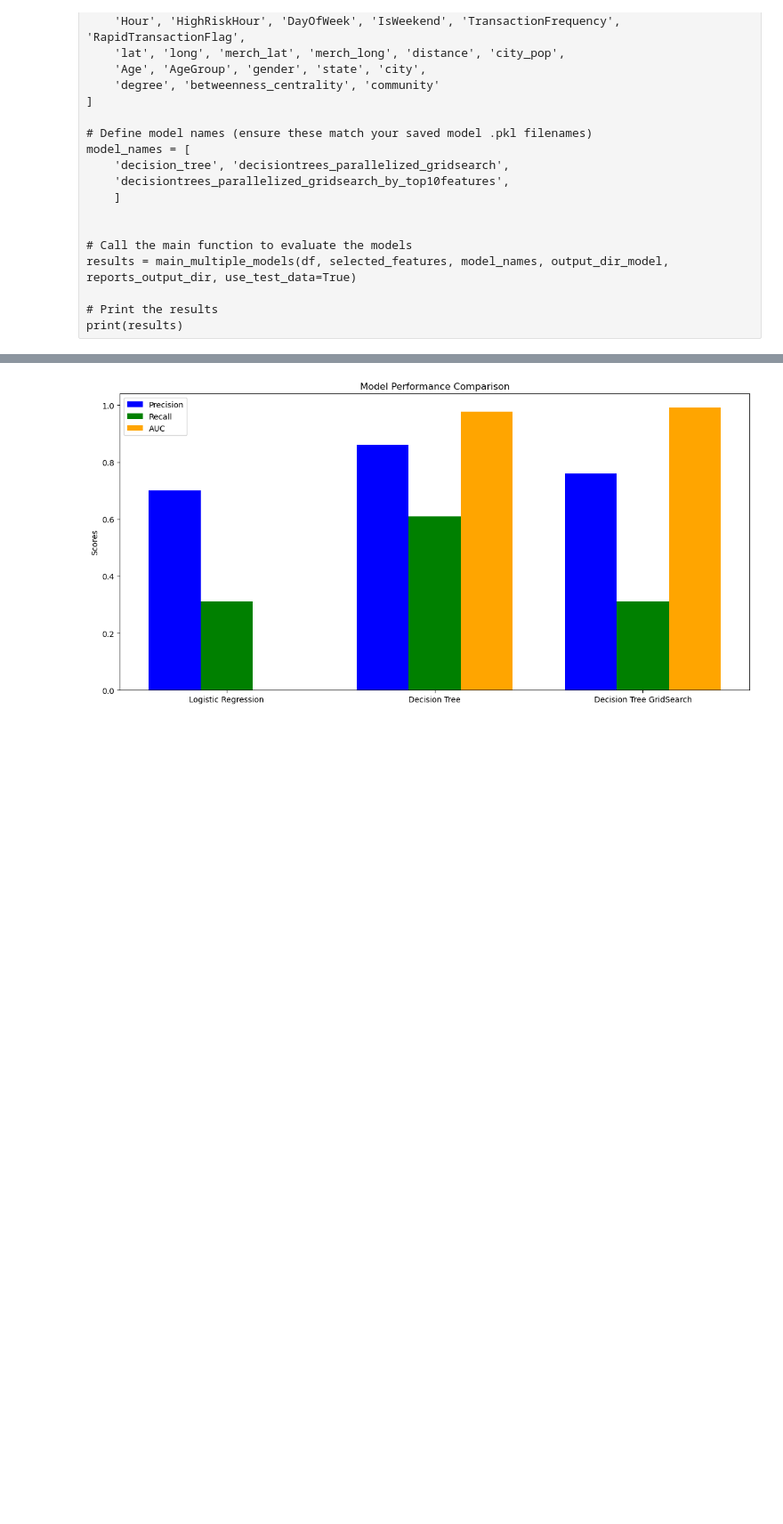
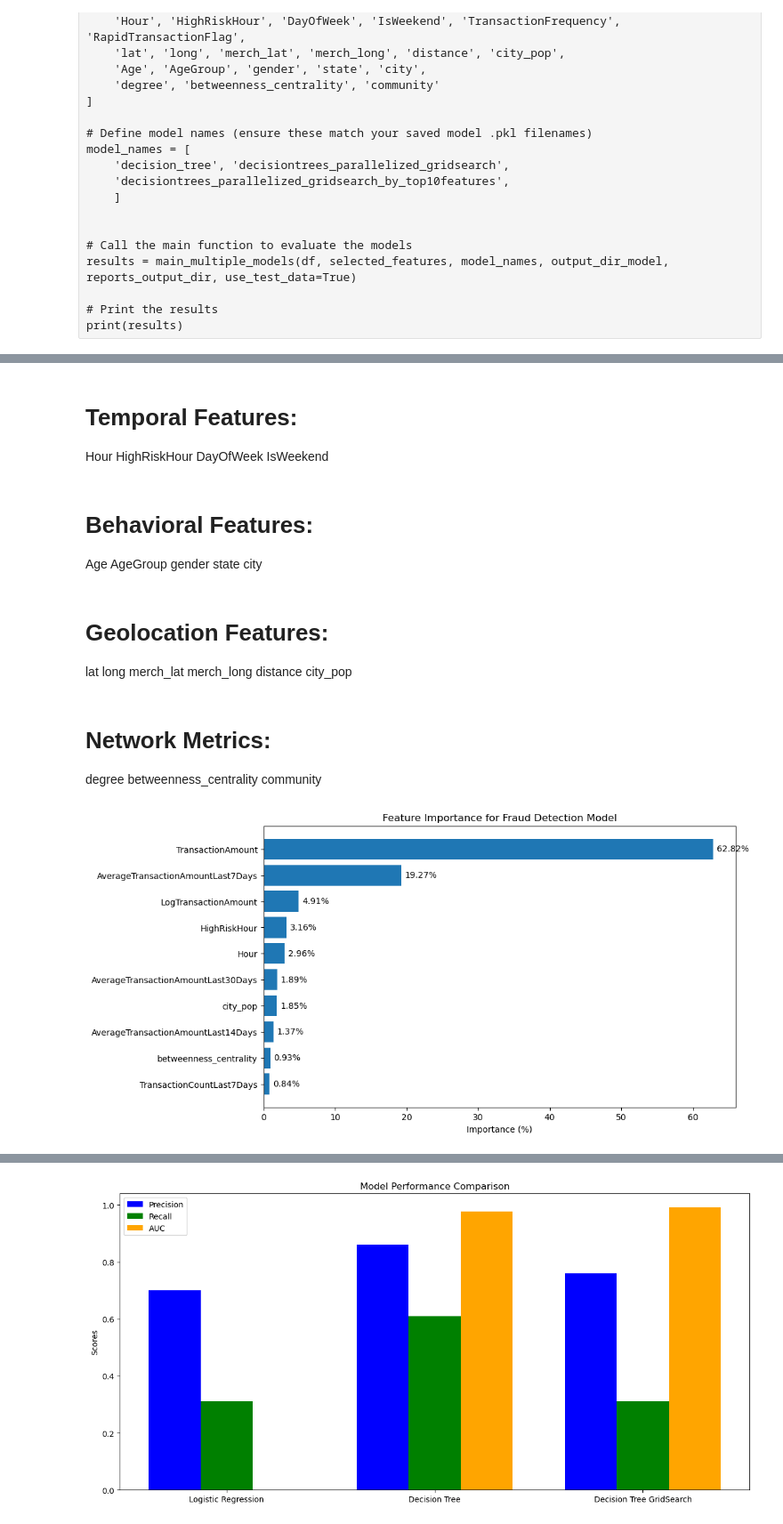
Before and after one commit to sadhchanGitHub/ML_BigData_Repo_1, a Jupyter notebook: notebooks/Project_Presentation_ML.ipynb, the cells around one changed output, grey strips where cells are left out. Shown at 89% size. Saved outputs shown, nothing was run; the diff lists cells and outputs as text; code cells hidden in the pictures; blank space fills up the shorter version.

```diff
--- a/notebooks/Project_Presentation_ML.ipynb
+++ b/notebooks/Project_Presentation_ML.ipynb
@@ -1191,0 +1206,30 @@ print(results)
+# %% [markdown]
+# Temporal Features:
+
+Hour
+HighRiskHour
+DayOfWeek
+IsWeekend
+# %% [markdown]
+# Behavioral Features:
+
+Age
+AgeGroup
+gender
+state
+city
+# %% [markdown]
+# Geolocation Features:
+
+lat
+long
+merch_lat
+merch_long
+distance
+city_pop
+# %% [markdown]
+# Network Metrics:
+
+degree
+betweenness_centrality
+community
@@ -1192 +1239,48 @@ print(results)
+# %%
+import matplotlib.pyplot as plt
+
+# Data for the feature importance
+features = [
+    "TransactionAmount",
+    "AverageTransactionAmountLast7Days",
+    "LogTransactionAmount",
+    "HighRiskHour",
+    "Hour",
+    "AverageTransactionAmountLast30Days",
+    "city_pop",
+    "AverageTransactionAmountLast14Days",
+    "betweenness_centrality",
+    "TransactionCountLast7Days"
+]
+importances = [
+    0.628230,
+    0.192703,
+    0.049110,
+    0.031595,
+    0.029568,
+    0.018927,
+    0.018474,
+    0.013656,
+    0.009341,
+    0.008396
+]
+
+# Convert importance values to percentages
+importances_percent = [imp * 100 for imp in importances]
+
+# Creating a bar plot
+plt.figure(figsize=(10, 6))
+bars = plt.barh(features, importances_percent, align='center')
+plt.xlabel('Importance (%)')
+plt.title('Feature Importance for Fraud Detection Model')
+plt.gca().invert_yaxis()  # Invert y-axis to have the highest importance at the top
+
+# Adding percentage labels on each bar
+for bar, importance in zip(bars, importances_percent):
+    plt.text(bar.get_width() + 0.5, bar.get_y() + bar.get_height()/2,
+             f'{importance:.2f}%', va='center')
+
+plt.show()
+# %% [output]
+[figure, added]
 # %%
```
Also changed, not shown: parts of 6 cells of this notebook, 11 other files.
